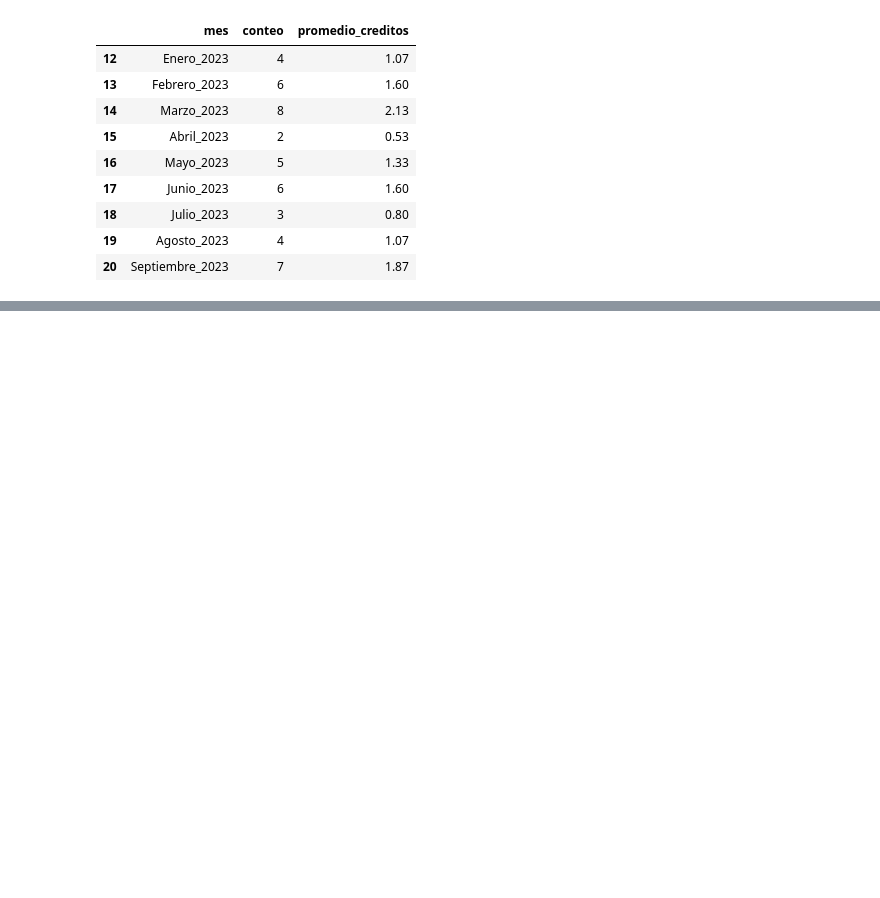
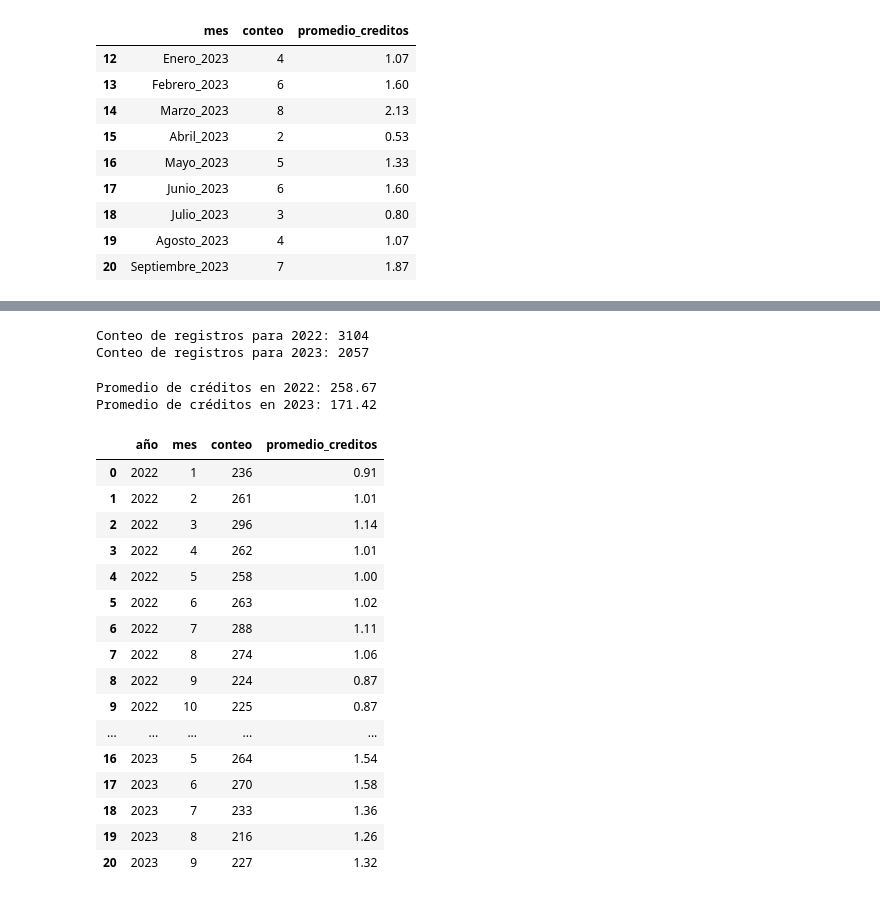
Before and after one commit to MiguelDWT4toCreativo/Datalpine, a Jupyter notebook: resources/jupyter/Month_Supply.ipynb, the cells around one changed output, grey strips where cells are left out. Drawn from its saved outputs; the diff is of its cells as text; code cells hidden in the pictures; blank space fills up the shorter version.

Commit message:
3.10 Meses de oferta (Month of Supply). Puebla

```diff
--- a/resources/jupyter/Month_Supply.ipynb
+++ b/resources/jupyter/Month_Supply.ipynb
@@ -380,0 +389,12 @@ fig.show()
+# %%
+fin22puebla = df_financiamientos_2022_puebla[['año','mes']]
+fin23puebla = df_financiamientos_2023_puebla[['año','mes']]
+# Concatenar los DataFrames
+fin_puebla = pd.concat([fin22puebla, fin23puebla])
+
+# Filtrar registros con año diferente de 0
+fin_puebla_filtrado = fin_puebla[fin_puebla['año'] != 0]
+
+# Contar los registros por año y mes
+conteo_registros_por_mes = fin_puebla_filtrado.groupby(['año', 'mes']).size().reset_index(name='conteo')
+conteo_registros_por_mes
@@ -380,0 +419,42 @@ fig.show()
+# %%
+conteos_por_año = fin_puebla.groupby('año').size()
+
+# Filtrar el conteo para cada año específico
+conteo_2022 = conteos_por_año.get(2022, 0)  # Si no hay registros para el año 2022, devolverá 0
+conteo_2023 = conteos_por_año.get(2023, 0)  # Si no hay registros para el año 2023, devolverá 0
+
+print("Conteo de registros para 2022:", conteo_2022)
+print("Conteo de registros para 2023:", conteo_2023)
+# %% [output]
+Conteo de registros para 2022: 3104
+Conteo de registros para 2023: 2057
+# %%
+promedio_2022 = (conteo_2022/12).round(2)
+promedio_2023 = (conteo_2023/12).round(2)
+print("Promedio de créditos en 2022:", promedio_2022)
+print("Promedio de créditos en 2023:", promedio_2023)
+# %% [output]
+Promedio de créditos en 2022: 258.67
+Promedio de créditos en 2023: 171.42
+# %%
+# Dividir los conteos por los promedios respectivos de cada año
+conteo_registros_por_mes['promedio_creditos'] = conteo_registros_por_mes.apply(lambda row: round(row['conteo'] / promedio_2022, 2) if row['año'] == 2022 else round(row['conteo'] / promedio_2023, 2), axis=1)
+conteo_registros_por_mes
+# %% [output]
+|  | año | mes | conteo | promedio_creditos |
+| 0 | 2022 | 1 | 236 | 0.91 |
+| 1 | 2022 | 2 | 261 | 1.01 |
+| 2 | 2022 | 3 | 296 | 1.14 |
+| 3 | 2022 | 4 | 262 | 1.01 |
+| 4 | 2022 | 5 | 258 | 1.00 |
+| 5 | 2022 | 6 | 263 | 1.02 |
+| 6 | 2022 | 7 | 288 | 1.11 |
+| 7 | 2022 | 8 | 274 | 1.06 |
+| 8 | 2022 | 9 | 224 | 0.87 |
+| 9 | 2022 | 10 | 225 | 0.87 |
+| ... | ... | ... | ... | ... |
+| 16 | 2023 | 5 | 264 | 1.54 |
+| 17 | 2023 | 6 | 270 | 1.58 |
+| 18 | 2023 | 7 | 233 | 1.36 |
+| 19 | 2023 | 8 | 216 | 1.26 |
+| 20 | 2023 | 9 | 227 | 1.32 |
```
Also changed, not shown: parts of 6 cells of this notebook, 2 other files.
